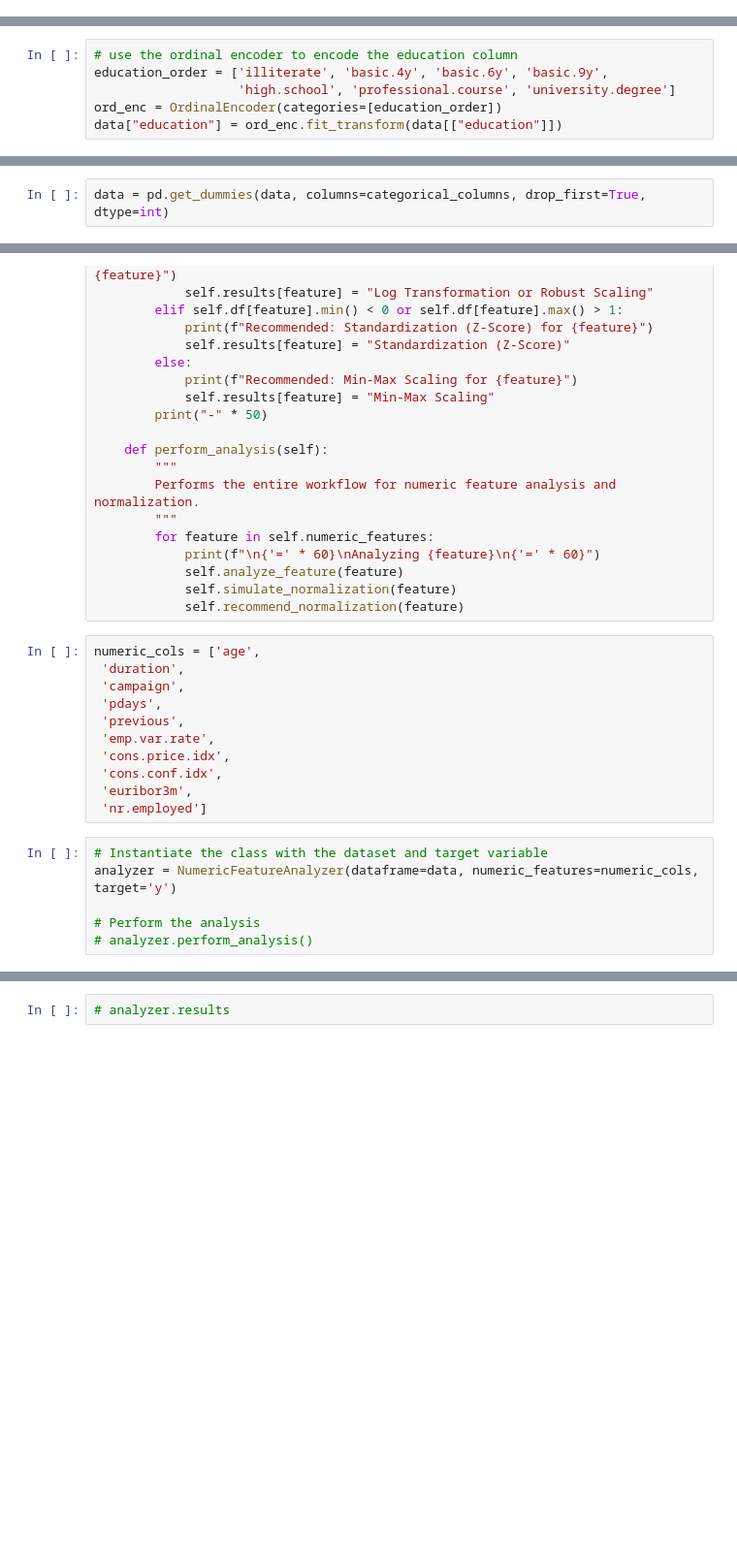
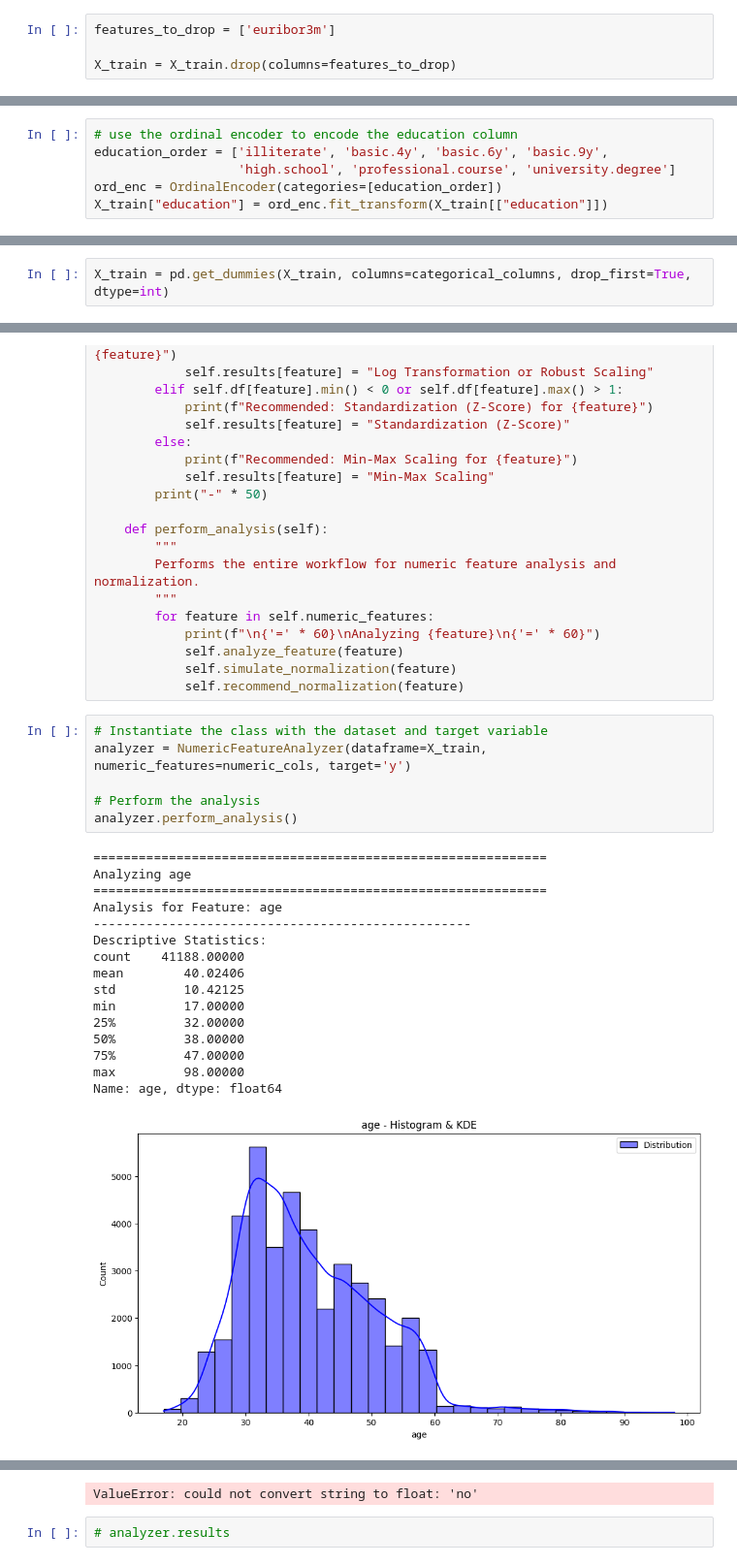
Before and after one commit to BPATHAK10/Bank-Marketing-Classifier, a Jupyter notebook: Homework-5.ipynb, the cells around one changed output, grey strips where cells are left out. Shown: that part at 97% size. Saved outputs shown, nothing was run; the diff lists cells and outputs as text; blank space fills up the shorter version.

Commit message:
pipeline setup and baseline model done. now working to tweak the pipeline and hyperparameters to make the performance better

```diff
--- a/Homework-5.ipynb
+++ b/Homework-5.ipynb
@@ -132,3 +210,7 @@ data['job'] = imputer.fit_transform(data['job'].values.reshape(-1, 1)).ravel()
+# %%
+features_to_drop = ['euribor3m']
+
+X_train = X_train.drop(columns=features_to_drop)
 # %% [markdown]
 #### Encoding
 # %%
@@ -136,12 +218,12 @@ data['job'] = imputer.fit_transform(data['job'].values.reshape(-1, 1)).ravel()
 education_order = ['illiterate', 'basic.4y', 'basic.6y', 'basic.9y',
                    'high.school', 'professional.course', 'university.degree']
 ord_enc = OrdinalEncoder(categories=[education_order])
-data["education"] = ord_enc.fit_transform(data[["education"]])
+X_train["education"] = ord_enc.fit_transform(X_train[["education"]])
 # %%
 # now encode the remaining categorical columns
 categorical_columns = ['job', 'marital', 'contact', 'month', 'poutcome', 'day_of_week']
 # %% [markdown]
 Using drop_first=True in one-hot encoding is a common and recommended practice to prevent multicollinearity in models that are sensitive to it, such as linear and logistic regression. Dropping one dummy variable does not negatively impact your model's ability to make accurate predictions because the information about the dropped category is still present implicitly. The model interprets the absence of all other categories as belonging to the reference category.
 # %%
-data = pd.get_dummies(data, columns=categorical_columns, drop_first=True, dtype=int)
+X_train = pd.get_dummies(X_train, columns=categorical_columns, drop_first=True, dtype=int)
 # %%
@@ -361,20 +447,26 @@ class NumericFeatureAnalyzer:
             self.analyze_feature(feature)
             self.simulate_normalization(feature)
             self.recommend_normalization(feature)
-# %%
-numeric_cols = ['age',
- 'duration',
- 'campaign',
- 'pdays',
- 'previous',
- 'emp.var.rate',
- 'cons.price.idx',
- 'cons.conf.idx',
- 'euribor3m',
- 'nr.employed']
 # %%
 # Instantiate the class with the dataset and target variable
-analyzer = NumericFeatureAnalyzer(dataframe=data, numeric_features=numeric_cols, target='y')
+analyzer = NumericFeatureAnalyzer(dataframe=X_train, numeric_features=numeric_cols, target='y')
 
 # Perform the analysis
-# analyzer.perform_analysis()
+analyzer.perform_analysis()
+# %% [output]
+============================================================
+Analyzing age
+============================================================
+Analysis for Feature: age
+--------------------------------------------------
+Descriptive Statistics:
+count    41188.00000
+mean        40.02406
+std         10.42125
+min         17.00000
+25%         32.00000
+50%         38.00000
+75%         47.00000
+max         98.00000
+Name: age, dtype: float64
+[figure, added]
@@ -381,3 +474,4 @@ analyzer = NumericFeatureAnalyzer(dataframe=data, numeric_features=numeric_cols,
+ValueError: could not convert string to float: 'no'
 # %%
 # analyzer.results
 # %% [markdown]
```
Also changed, not shown: parts of 62 cells of this notebook, 1 other file.
